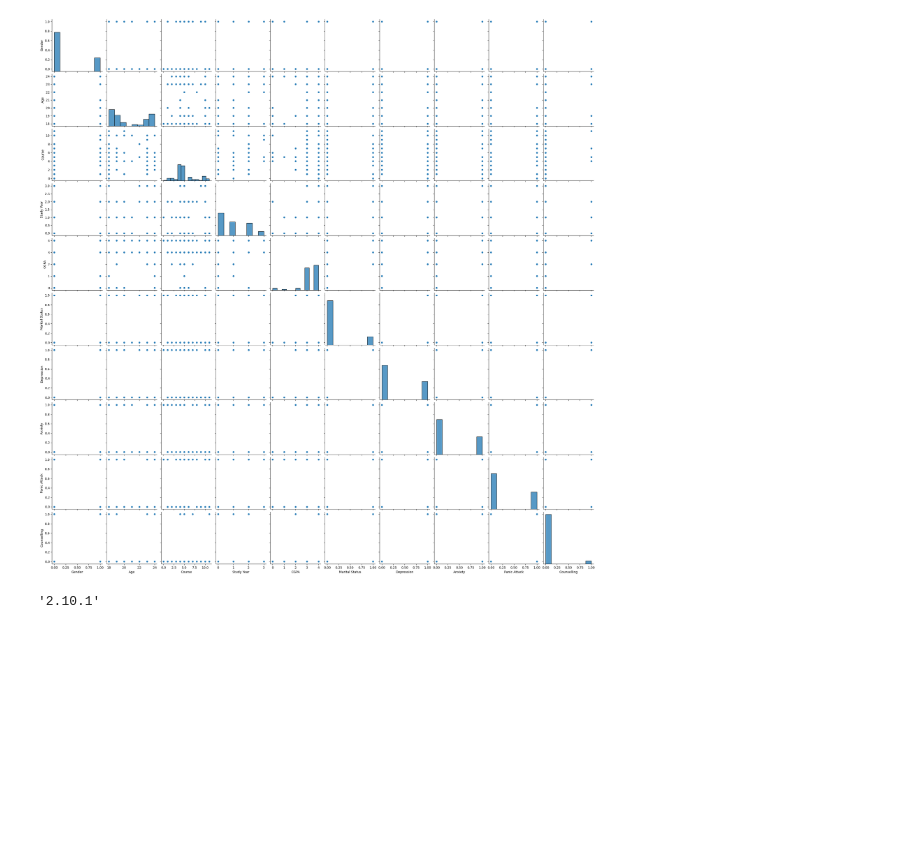
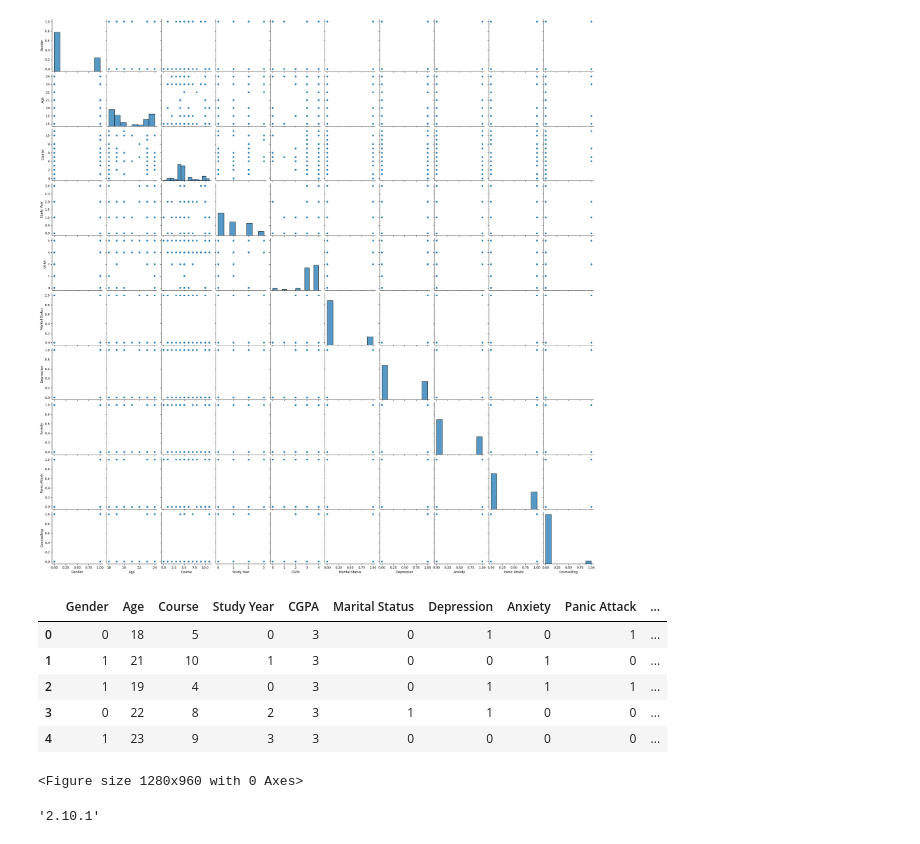
Before and after one commit to Saifix/Mental-Health---Deep-Learning, a Jupyter notebook: Main.ipynb, the cells around one changed output. Drawn from its saved outputs; the diff is of its cells as text; code cells hidden in the pictures; blank space fills up the shorter version.

```diff
--- a/Main.ipynb
+++ b/Main.ipynb
@@ -285,6 +285,15 @@ sns.pairplot(dataset)
 # %% [output]
 <seaborn.axisgrid.PairGrid at 0x...>
 [figure]
+# %%
+dataset.head()
+# %% [output]
+|  | Gender | Age | Course | Study Year | CGPA | Marital Status | Depression | Anxiety | Panic Attack | ... |
+| 0 | 0 | 18 | 5 | 0 | 3 | 0 | 1 | 0 | 1 | ... |
+| 1 | 1 | 21 | 10 | 1 | 3 | 0 | 0 | 1 | 0 | ... |
+| 2 | 1 | 19 | 4 | 0 | 3 | 0 | 1 | 1 | 1 | ... |
+| 3 | 0 | 22 | 8 | 2 | 3 | 1 | 1 | 0 | 0 | ... |
+| 4 | 1 | 23 | 9 | 3 | 3 | 0 | 0 | 0 | 0 | ... |
 # %%
 import matplotlib.pyplot as plt
 import plotly.graph_objects as go
@@ -294,9 +303,11 @@ from plotly.offline import init_notebook_mode
 
 dataset.sort_values(by="Age", inplace=True)
 plt.figure(dpi=200)
-fig = px.bar(dataset, x="Age", y="What is your course?",
-             orientation='h', color='Do you have Depression?')
+fig = px.bar(dataset, x="Age", y="Course",
+             orientation='h', color='Depression')
 fig.show()
+# %% [output]
+<Figure size 1280x960 with 0 Axes>
 # %%
 dataset.head()
 # %%
```
Also changed, not shown: parts of 2 cells of this notebook.
